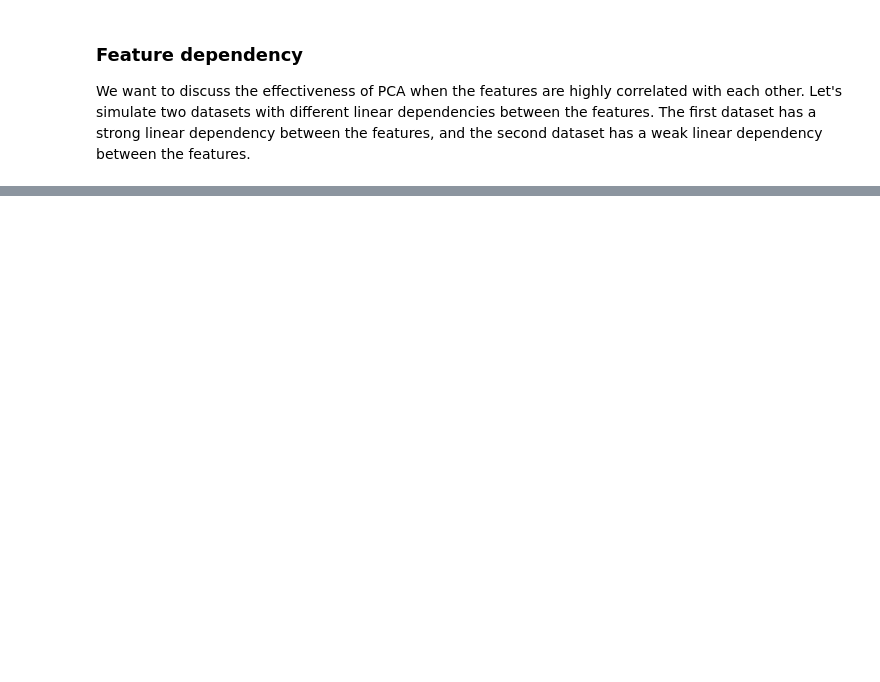
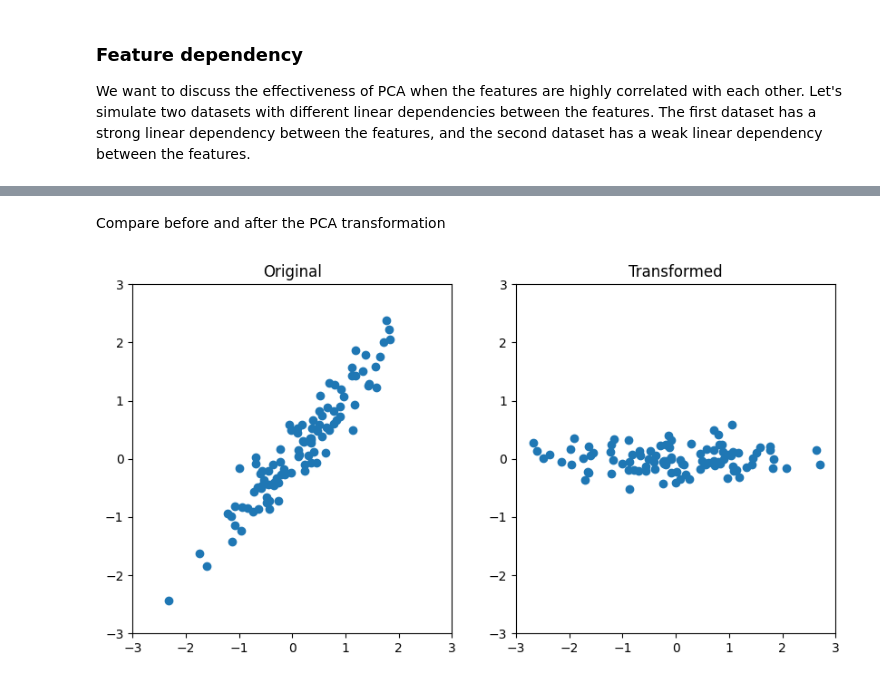
Before and after one commit to Niche-Squad/APSC-5984-ADS, a Jupyter notebook: labs/lab_10/readme.ipynb, the cells around one changed output, grey strips where cells are left out. Drawn from its saved outputs; the diff is of its cells as text; code cells hidden in the pictures; blank space fills up the shorter version.

```diff
--- a/labs/lab_10/readme.ipynb
+++ b/labs/lab_10/readme.ipynb
@@ -334,0 +391,16 @@ array([0.9789584, 0.0210416])
+# %% [markdown]
+Compare before and after the PCA transformation
+# %%
+fig, ax = plt.subplots(1, 2, figsize=(10, 5))
+ax[0].scatter(X2[:, 0], X2[:, 1])
+ax[0].set_xlim(-3, 3)
+ax[0].set_ylim(-3, 3)
+ax[0].set_title("Original")
+
+ax[1].scatter(pca.transform(X2)[:, 0], pca.transform(X2)[:, 1])
+ax[1].set_title("Transformed")
+ax[1].set_xlim(-3, 3)
+ax[1].set_ylim(-3, 3)
+plt.show()
+# %% [output]
+[figure, added]
```
Also changed, not shown: parts of 13 cells of this notebook, 1 other file.
